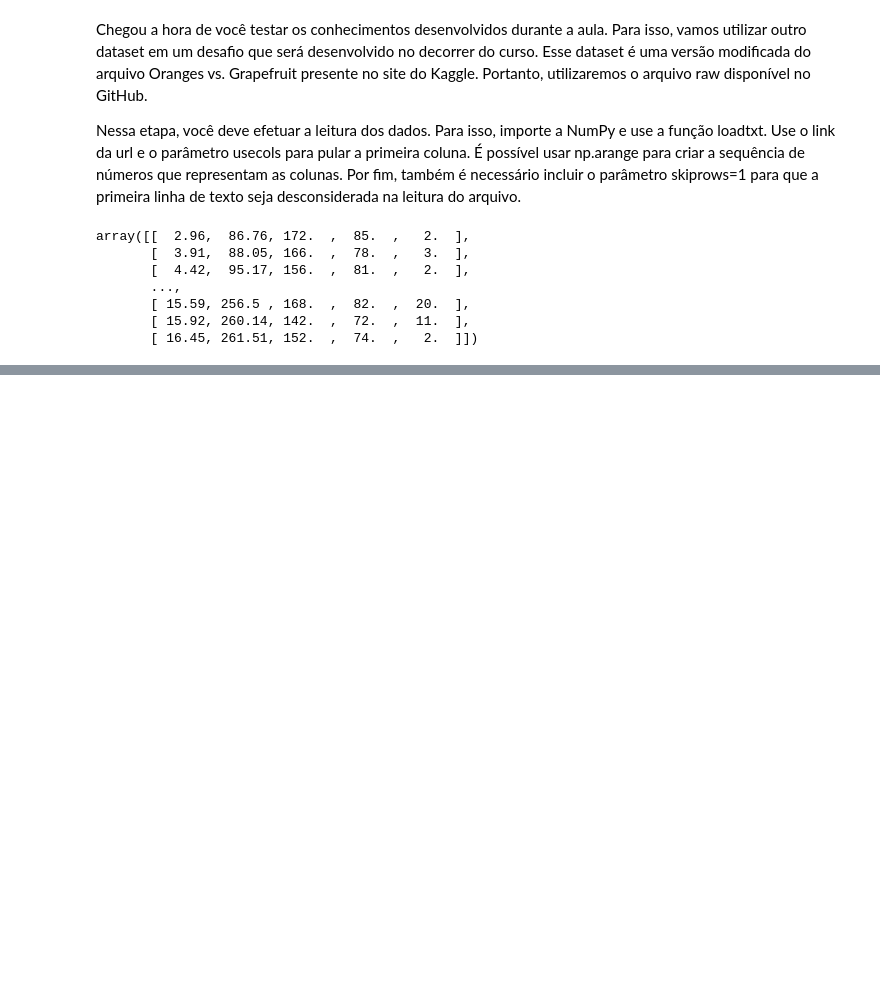
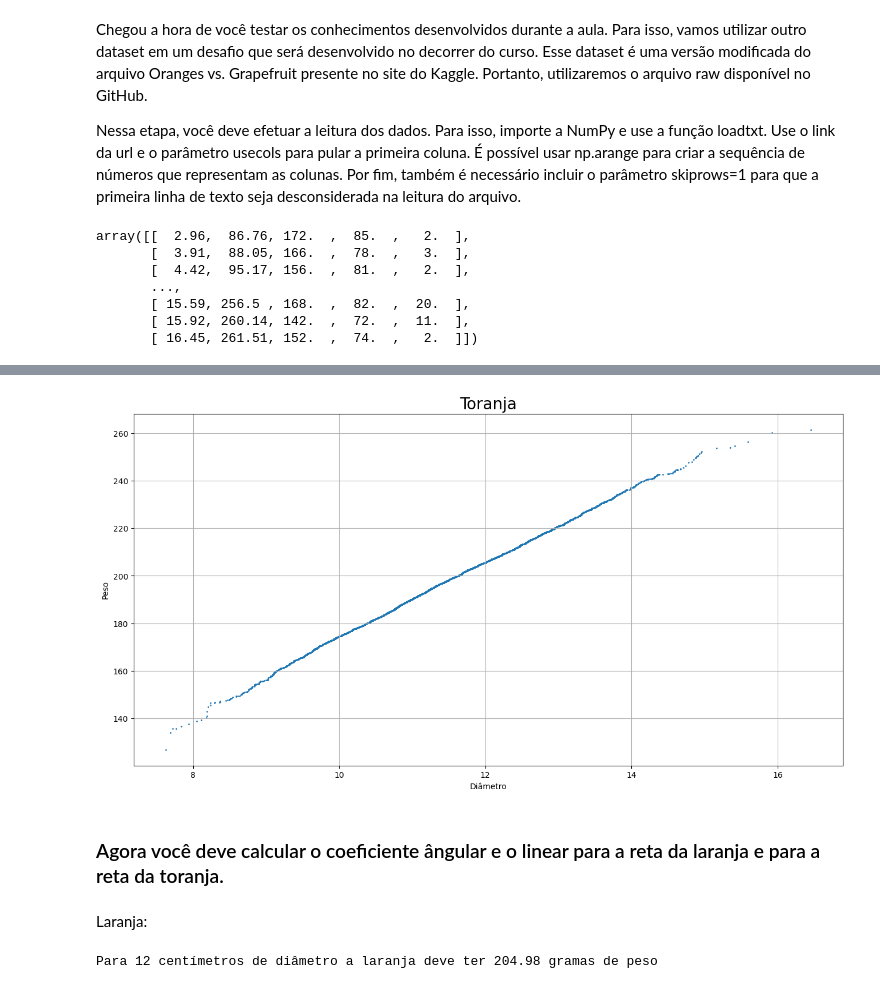
Before and after one commit to Isradias/Aulas_numpy, a Jupyter notebook: Exercicio/notebook.ipynb, the cells around one changed output, grey strips where cells are left out. Drawn from its saved outputs; the diff is of its cells as text; code cells hidden in the pictures; blank space fills up the shorter version.

```diff
--- a/Exercicio/notebook.ipynb
+++ b/Exercicio/notebook.ipynb
@@ -18,0 +83,3 @@ array([[  2.96,  86.76, 172.  ,  85.  ,   2.  ],
+# %%
+toranja = dados[5000: , :2]
+toranja
@@ -18,0 +107,27 @@ array([[  2.96,  86.76, 172.  ,  85.  ,   2.  ],
+# %%
+plt.figure(figsize=(16, 8))
+plt.grid()
+diametro_toranja = toranja[:,0]
+peso_toranja = toranja[:,1]
+plt.scatter(diametro_toranja, peso_toranja, s=1)
+plt.xlabel(xlabel='Diâmetro')
+plt.ylabel(ylabel='Peso')
+plt.title('Toranja', fontsize=20)
+plt.show()
+# %% [output]
+[figure, added]
+# %% [markdown]
+### Agora você deve calcular o coeficiente ângular e o linear para a reta da laranja e para a reta da toranja.
+# %% [markdown]
+Laranja:
+# %%
+param_laranja = np.polyfit(diametro_laranja, peso_laranja, 1)
+retaX_laranja = [2.5,14]
+retaY_laranja = [param_laranja[0]*retaX_laranja[0]+param_laranja[1],param_laranja[0]*retaX_laranja[1]+param_laranja[1]]
+
+def pontos_reta_laranja(x):
+    print(f'Para {x} centímetros de diâmetro a laranja deve ter {(param_laranja[0]*x+param_laranja[1]):.2f} gramas de peso')
+
+pontos_reta_laranja(12)
+# %% [output]
+Para 12 centímetros de diâmetro a laranja deve ter 204.98 gramas de peso
```
Also changed, not shown: parts of 12 cells of this notebook, 1 other file.
